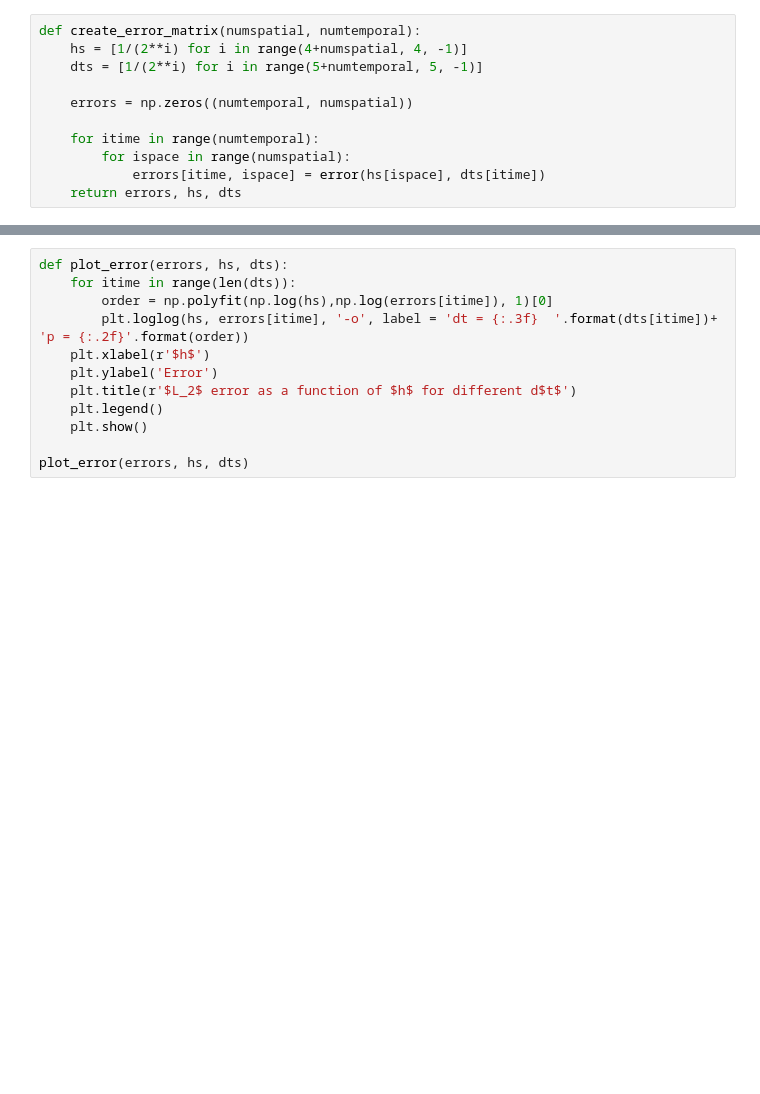
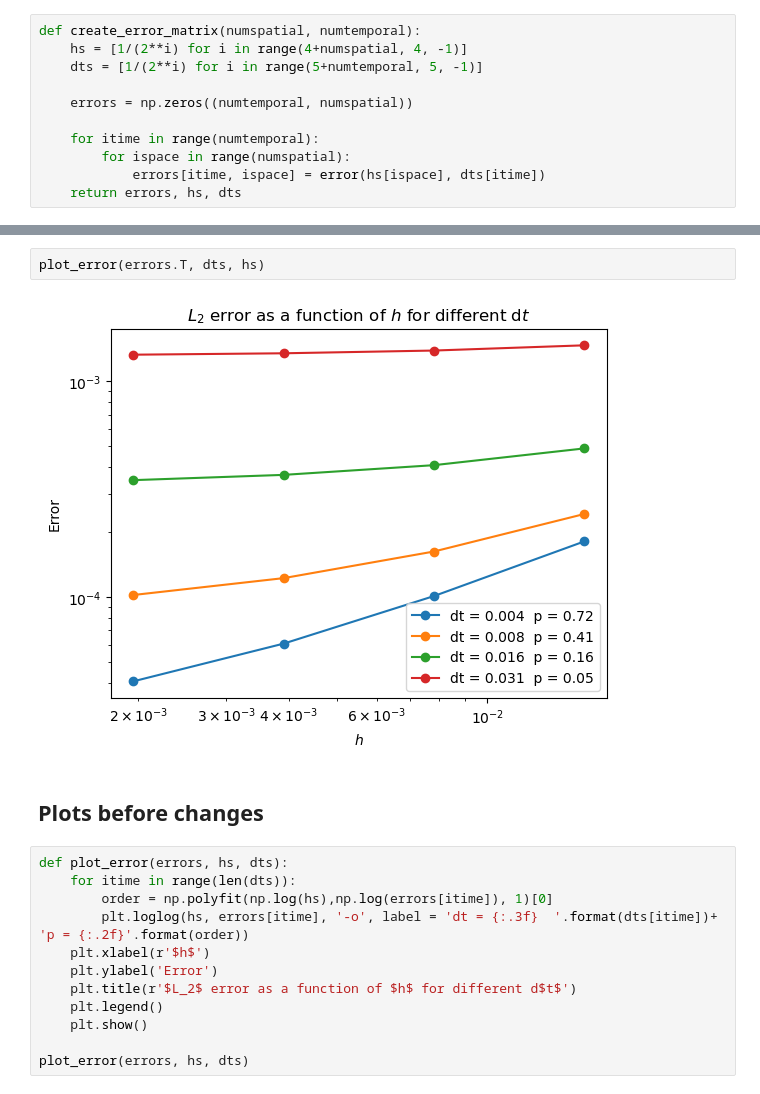
Before and after one commit to aledha/Computing-the-Electrical-Activity-in-the-Heart, a Jupyter notebook: operator splitting/op_split_convergence.ipynb, the cells around one changed output, grey strips where cells are left out. Saved outputs shown, nothing was run; the diff lists cells and outputs as text; blank space fills up the shorter version.

```diff
--- a/operator splitting/op_split_convergence.ipynb
+++ b/operator splitting/op_split_convergence.ipynb
@@ -119,3 +125,9 @@ errors, hs, dts = create_error_matrix(4, 5)
+# %%
+plot_error(errors.T, dts, hs)
+# %% [output]
+[figure, added]
+# %% [markdown]
+## Plots before changes
 # %%
 def plot_error(errors, hs, dts):
     for itime in range(len(dts)):
```
Also changed, not shown: parts of 7 cells of this notebook, 2 other files.
